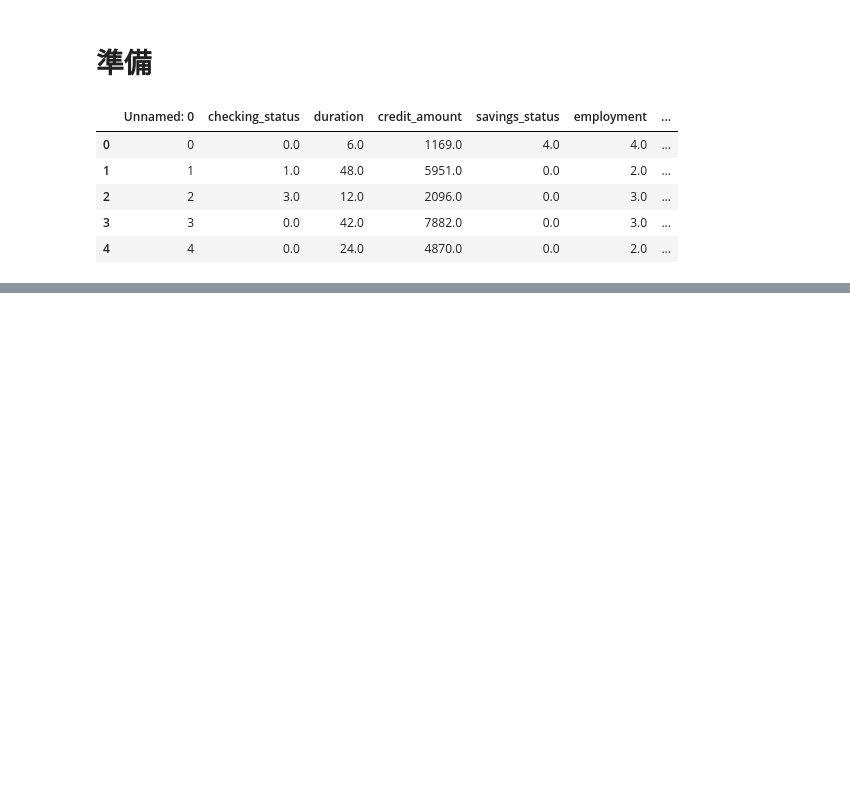
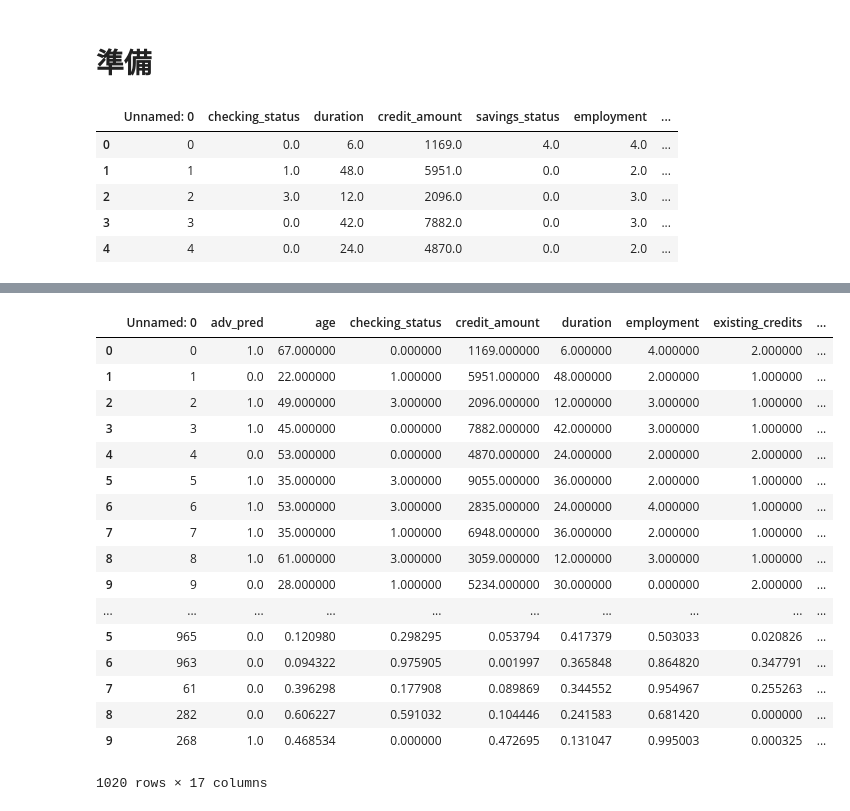
Before and after one commit to ShotaArima/lowprofool_x86, a Jupyter notebook: src/research.ipynb, the cells around one changed output, grey strips where cells are left out. Saved outputs shown, nothing was run; the diff lists cells and outputs as text; code cells hidden in the pictures; blank space fills up the shorter version.

```diff
--- a/src/research.ipynb
+++ b/src/research.ipynb
@@ -18,0 +42,3 @@ df_orig.head()
+# %%
+df_lowprofool = pd.read_csv("data/lowprofool.csv")
+df_lowprofool.head()
@@ -18,0 +75,3 @@ df_orig.head()
+# %%
+df_deepfool = pd.read_csv("data/deepfool.csv")
+df_deepfool.head()
@@ -18,0 +129,30 @@ df_orig.head()
+# %%
+# model_idの作成
+df_orig['model_id'] = 0
+df_orig.rename(columns={'target': 'orig_pred'}, inplace=True)
+df_orig['adv_pred'] = df_orig['orig_pred']
+df_orig['iters'] = 0
+df_lowprofool['model_id'] = 1
+df_deepfool['model_id'] = 2
+
+df_compare = pd.concat([df_orig, df_lowprofool, df_deepfool], sort=True)
+df_compare
+# %% [output]
+|  | Unnamed: 0 | adv_pred | age | checking_status | credit_amount | duration | employment | existing_credits | ... |
+| 0 | 0 | 1.0 | 67.000000 | 0.000000 | 1169.000000 | 6.000000 | 4.000000 | 2.000000 | ... |
+| 1 | 1 | 0.0 | 22.000000 | 1.000000 | 5951.000000 | 48.000000 | 2.000000 | 1.000000 | ... |
+| 2 | 2 | 1.0 | 49.000000 | 3.000000 | 2096.000000 | 12.000000 | 3.000000 | 1.000000 | ... |
+| 3 | 3 | 1.0 | 45.000000 | 0.000000 | 7882.000000 | 42.000000 | 3.000000 | 1.000000 | ... |
+| 4 | 4 | 0.0 | 53.000000 | 0.000000 | 4870.000000 | 24.000000 | 2.000000 | 2.000000 | ... |
+| 5 | 5 | 1.0 | 35.000000 | 3.000000 | 9055.000000 | 36.000000 | 2.000000 | 1.000000 | ... |
+| 6 | 6 | 1.0 | 53.000000 | 3.000000 | 2835.000000 | 24.000000 | 4.000000 | 1.000000 | ... |
+| 7 | 7 | 1.0 | 35.000000 | 1.000000 | 6948.000000 | 36.000000 | 2.000000 | 1.000000 | ... |
+| 8 | 8 | 1.0 | 61.000000 | 3.000000 | 3059.000000 | 12.000000 | 3.000000 | 1.000000 | ... |
+| 9 | 9 | 0.0 | 28.000000 | 1.000000 | 5234.000000 | 30.000000 | 0.000000 | 2.000000 | ... |
+| ... | ... | ... | ... | ... | ... | ... | ... | ... | ... |
+| 5 | 965 | 0.0 | 0.120980 | 0.298295 | 0.053794 | 0.417379 | 0.503033 | 0.020826 | ... |
+| 6 | 963 | 0.0 | 0.094322 | 0.975905 | 0.001997 | 0.365848 | 0.864820 | 0.347791 | ... |
+| 7 | 61 | 0.0 | 0.396298 | 0.177908 | 0.089869 | 0.344552 | 0.954967 | 0.255263 | ... |
+| 8 | 282 | 0.0 | 0.606227 | 0.591032 | 0.104446 | 0.241583 | 0.681420 | 0.000000 | ... |
+| 9 | 268 | 1.0 | 0.468534 | 0.000000 | 0.472695 | 0.131047 | 0.995003 | 0.000325 | ... |
+1020 rows × 17 columns
```
Also changed, not shown: parts of 9 cells of this notebook, 1 other file.
